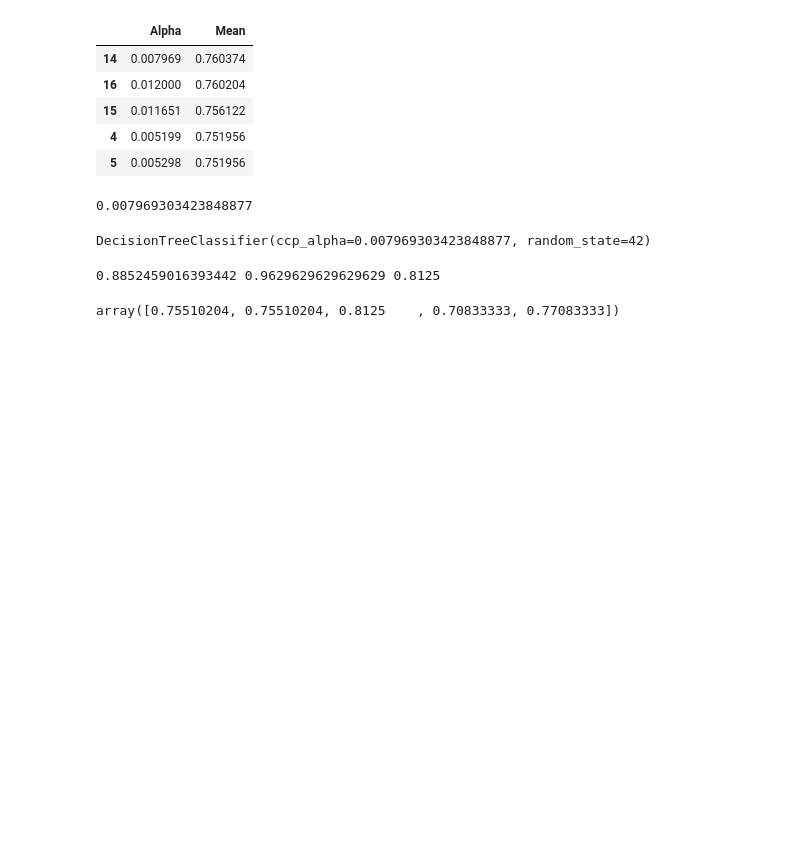
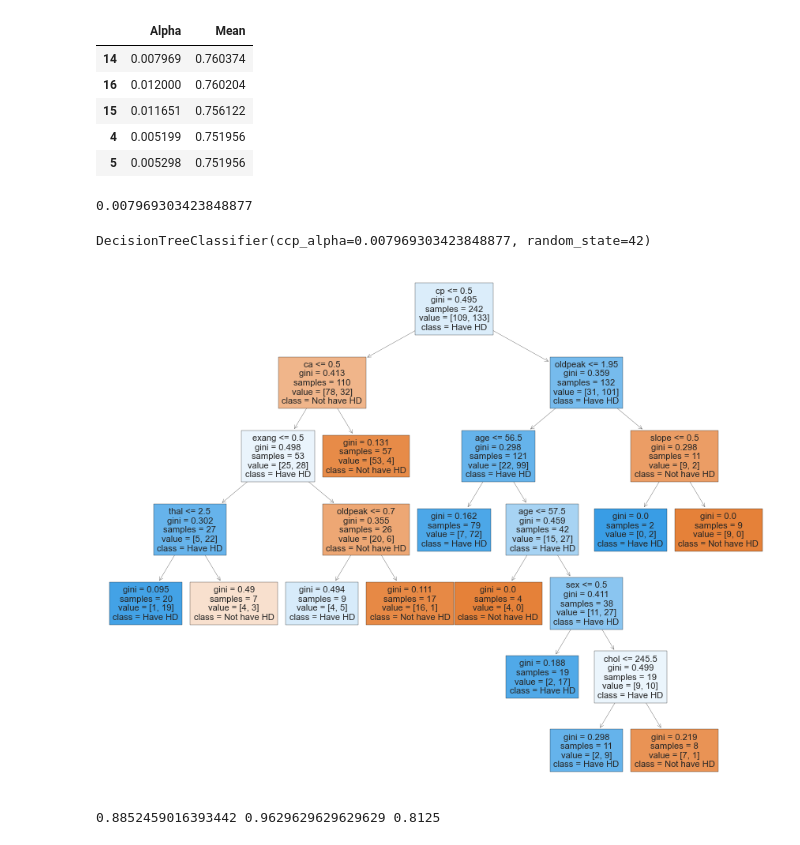
Before and after one commit to Ahmed-Alsardi/heart_disease_classifier, a Jupyter notebook: hd.ipynb, the cells around one changed output. Drawn from its saved outputs; the diff is of its cells as text; code cells hidden in the pictures; blank space fills up the shorter version.

```diff
--- a/hd.ipynb
+++ b/hd.ipynb
@@ -183,27 +190,28 @@ alphas_df.sort_values("Mean", ascending=False).head()
 | 15 | 0.011651 | 0.756122 |
 | 4 | 0.005199 | 0.751956 |
 | 5 | 0.005298 | 0.751956 |
-# %%
-best_alpha = float(alphas_df.sort_values("Mean", ascending=False).head(1)["Alpha"])
-best_alpha
-# %% [output]
-0.007969303423848877
-# %%
-clf_dt = DecisionTreeClassifier(random_state=random_seed, ccp_alpha=best_alpha)
-clf_dt.fit(X_train, y_train)
-# %% [output]
-DecisionTreeClassifier(ccp_alpha=0.007969303423848877, random_state=42)
-# %%
-dt_prediction = clf_dt.predict(X_test)
-accuracy = accuracy_score(y_test, dt_prediction)
-precision = precision_score(y_test, dt_prediction)
-recall = recall_score(y_test, dt_prediction)
-print(accuracy, precision, recall)
-# %% [output]
-0.8852459016393442 0.9629629629629629 0.8125
-# %%
-clf_dt = DecisionTreeClassifier(random_state=random_seed, ccp_alpha=best_alpha)
-scores = cross_val_score(clf_dt, X_train, y_train, cv=5)
-scores
-# %% [output]
-array([0.75510204, 0.75510204, 0.8125    , 0.70833333, 0.77083333])
+# %%
+best_alpha = float(alphas_df.sort_values("Mean", ascending=False).head(1)["Alpha"])
+best_alpha
+# %% [output]
+0.007969303423848877
+# %%
+clf_dt = DecisionTreeClassifier(random_state=random_seed, ccp_alpha=best_alpha)
+clf_dt.fit(X_train, y_train)
+# %% [output]
+DecisionTreeClassifier(ccp_alpha=0.007969303423848877, random_state=42)
+# %%
+plt.figure(figsize=(15, 12))
+plot_tree(clf_dt, feature_names=X.columns, class_names=["Not have HD", "Have HD"], filled=True)
+plt.show()
+# %% [output]
+[figure, added]
+# %%
+dt_prediction = clf_dt.predict(X_test)
+accuracy = accuracy_score(y_test, dt_prediction)
+precision = precision_score(y_test, dt_prediction)
+recall = recall_score(y_test, dt_prediction)
+tree_metrics["ccp_cross_validation"] = [accuracy, precision, recall]
+print(accuracy, precision, recall)
+# %% [output]
+0.8852459016393442 0.9629629629629629 0.8125
```
Also changed, not shown: parts of 19 cells of this notebook.
